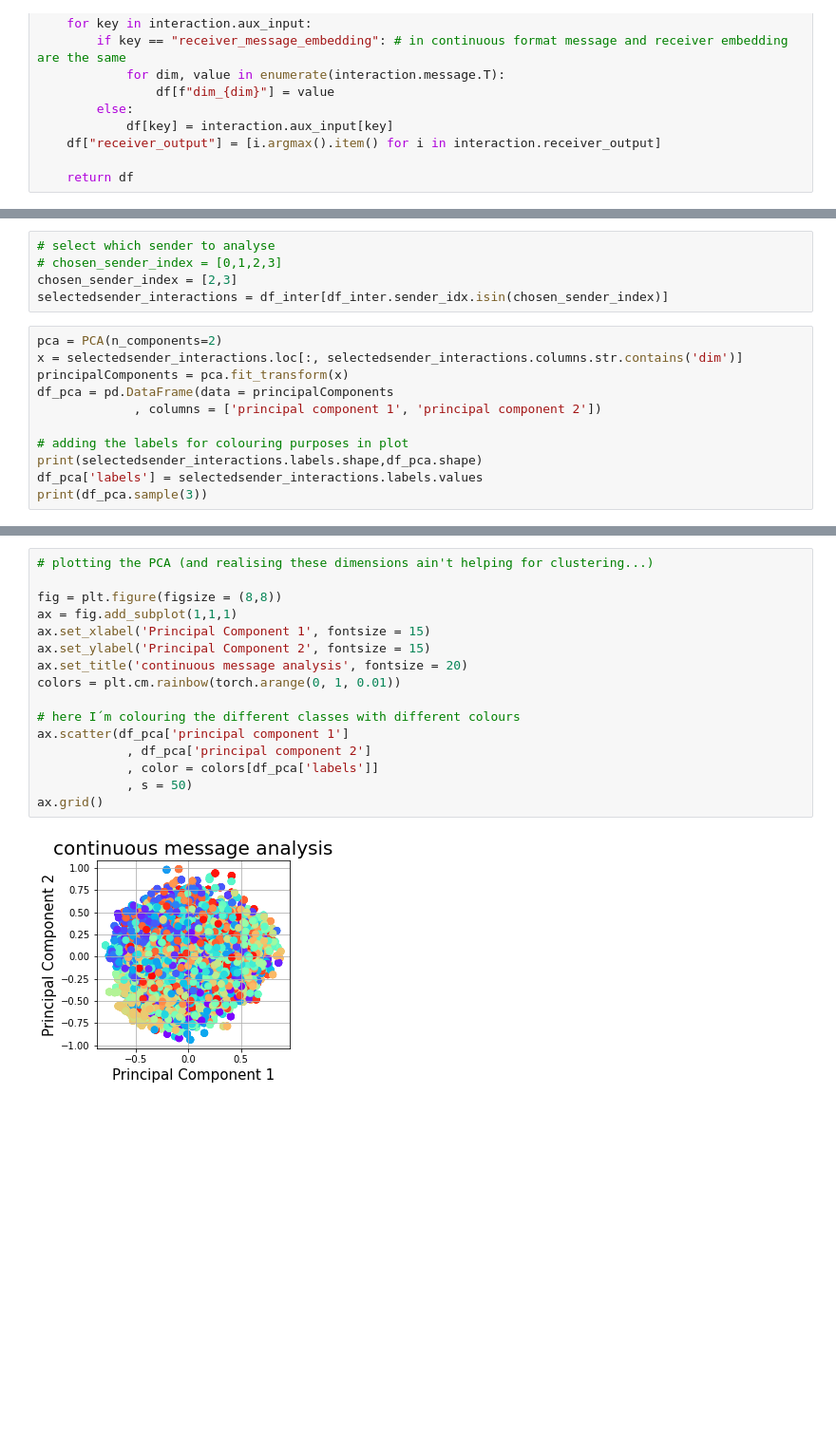
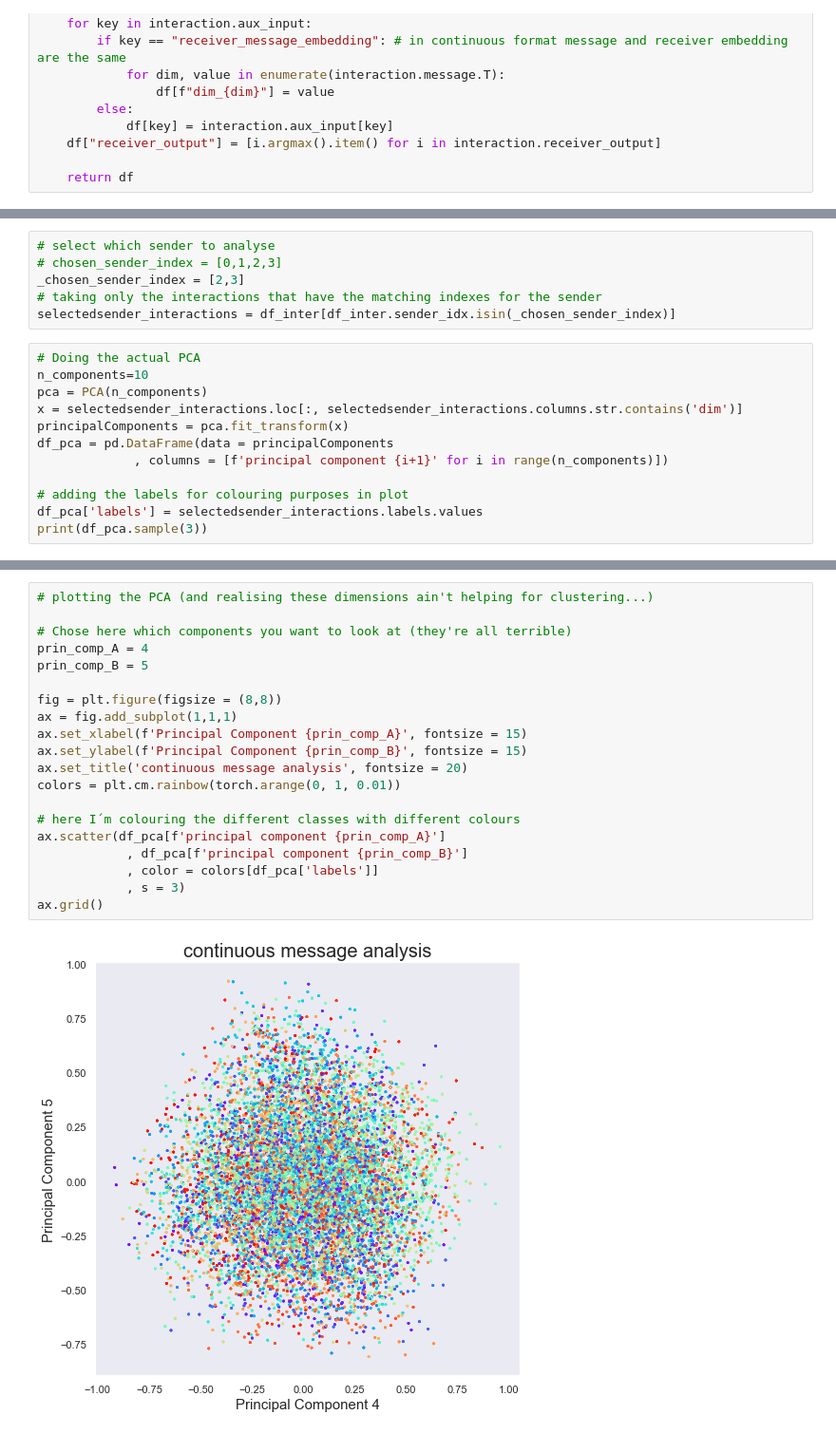
Before and after one commit to facebookresearch/EGG, a Jupyter notebook: egg/zoo/pop/scripts/continuous_interaction_analysis.ipynb, the cells around one changed output, grey strips where cells are left out. Shown: that part at 95% size. Drawn from its saved outputs; the diff is of its cells as text; blank space fills up the shorter version.

```diff
--- a/egg/zoo/pop/scripts/continuous_interaction_analysis.ipynb
+++ b/egg/zoo/pop/scripts/continuous_interaction_analysis.ipynb
@@ -69,17 +71,19 @@ lets make a 2 component PCA with the scikit-learn tool, to get a visual idea of
 # %%
 # select which sender to analyse
 # chosen_sender_index = [0,1,2,3]
-chosen_sender_index = [2,3]
-selectedsender_interactions = df_inter[df_inter.sender_idx.isin(chosen_sender_index)]
+_chosen_sender_index = [2,3]
+# taking only the interactions that have the matching indexes for the sender
+selectedsender_interactions = df_inter[df_inter.sender_idx.isin(_chosen_sender_index)]
 # %%
-pca = PCA(n_components=2)
+# Doing the actual PCA
+n_components=10
+pca = PCA(n_components)
 x = selectedsender_interactions.loc[:, selectedsender_interactions.columns.str.contains('dim')]
 principalComponents = pca.fit_transform(x)
 df_pca = pd.DataFrame(data = principalComponents
-             , columns = ['principal component 1', 'principal component 2'])
+             , columns = [f'principal component {i+1}' for i in range(n_components)])
 
 # adding the labels for colouring purposes in plot
-print(selectedsender_interactions.labels.shape,df_pca.shape)
 df_pca['labels'] = selectedsender_interactions.labels.values
 print(df_pca.sample(3))
 # %% [output]
@@ -91,18 +109,22 @@ print(df_pca.sample(3))
 # %%
 # plotting the PCA (and realising these dimensions ain't helping for clustering...)
 
+# Chose here which components you want to look at (they're all terrible)
+prin_comp_A = 4
+prin_comp_B = 5
+
 fig = plt.figure(figsize = (8,8))
 ax = fig.add_subplot(1,1,1)
-ax.set_xlabel('Principal Component 1', fontsize = 15)
-ax.set_ylabel('Principal Component 2', fontsize = 15)
+ax.set_xlabel(f'Principal Component {prin_comp_A}', fontsize = 15)
+ax.set_ylabel(f'Principal Component {prin_comp_B}', fontsize = 15)
 ax.set_title('continuous message analysis', fontsize = 20)
 colors = plt.cm.rainbow(torch.arange(0, 1, 0.01))
 
 # here I´m colouring the different classes with different colours
-ax.scatter(df_pca['principal component 1']
-            , df_pca['principal component 2']
+ax.scatter(df_pca[f'principal component {prin_comp_A}']
+            , df_pca[f'principal component {prin_comp_B}']
             , color = colors[df_pca['labels']]
-            , s = 50)
+            , s = 3)
 ax.grid()
 # %% [output]
-[figure, old version]
+[figure, new version]
```
Also changed, not shown: parts of 11 cells of this notebook, 5 other files.
